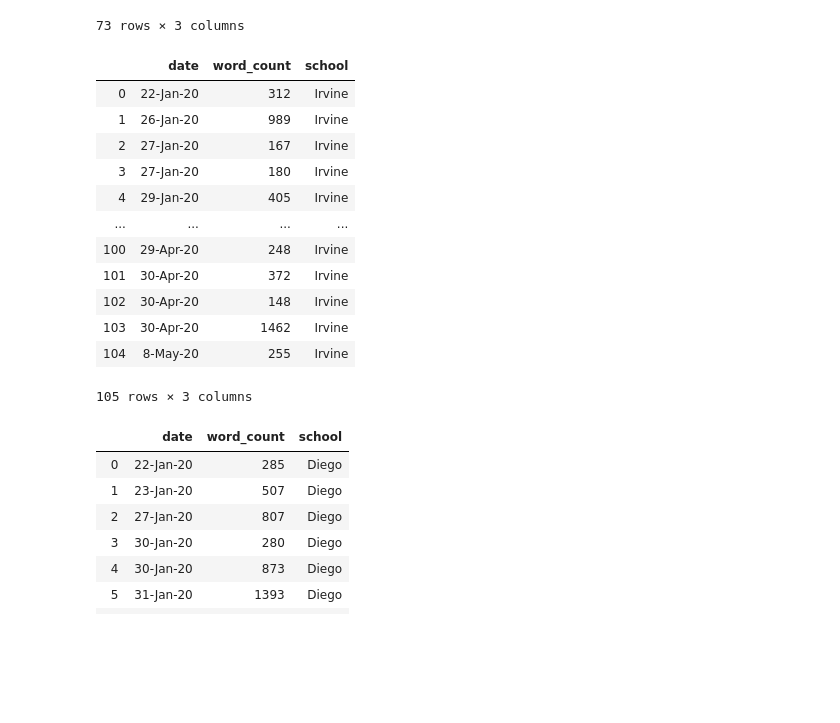
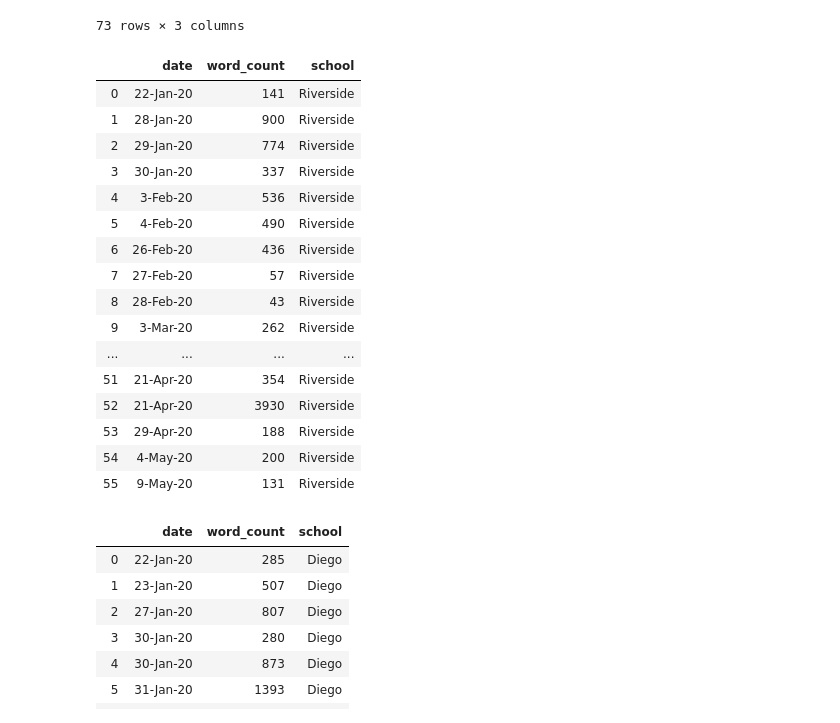
Before and after one commit to hasetia/Data-Science-Sentiment-Analysis-, a Jupyter notebook: Final Report.ipynb, the cells around one changed output. Drawn from its saved outputs; the diff is of its cells as text; code cells hidden in the pictures; blank space fills up the shorter version.

```diff
--- a/Final Report.ipynb
+++ b/Final Report.ipynb
@@ -132,21 +132,25 @@ df_ucm
 73 rows × 3 columns
 # %%
 # Take a look at Riverside
-df_uci
+df_ucr
 # %% [output]
 |  | date | word_count | school |
-| 0 | 22-Jan-20 | 312 | Irvine |
-| 1 | 26-Jan-20 | 989 | Irvine |
-| 2 | 27-Jan-20 | 167 | Irvine |
-| 3 | 27-Jan-20 | 180 | Irvine |
-| 4 | 29-Jan-20 | 405 | Irvine |
+| 0 | 22-Jan-20 | 141 | Riverside |
+| 1 | 28-Jan-20 | 900 | Riverside |
+| 2 | 29-Jan-20 | 774 | Riverside |
+| 3 | 30-Jan-20 | 337 | Riverside |
+| 4 | 3-Feb-20 | 536 | Riverside |
+| 5 | 4-Feb-20 | 490 | Riverside |
+| 6 | 26-Feb-20 | 436 | Riverside |
+| 7 | 27-Feb-20 | 57 | Riverside |
+| 8 | 28-Feb-20 | 43 | Riverside |
+| 9 | 3-Mar-20 | 262 | Riverside |
 | ... | ... | ... | ... |
-| 100 | 29-Apr-20 | 248 | Irvine |
-| 101 | 30-Apr-20 | 372 | Irvine |
-| 102 | 30-Apr-20 | 148 | Irvine |
-| 103 | 30-Apr-20 | 1462 | Irvine |
-| 104 | 8-May-20 | 255 | Irvine |
+| 51 | 21-Apr-20 | 354 | Riverside |
+| 52 | 21-Apr-20 | 3930 | Riverside |
+| 53 | 29-Apr-20 | 188 | Riverside |
+| 54 | 4-May-20 | 200 | Riverside |
+| 55 | 9-May-20 | 131 | Riverside |
-105 rows × 3 columns
 # %%
 # Take a look at San Diego
 df_ucsd
```
Also changed, not shown: parts of 1 cell of this notebook.
